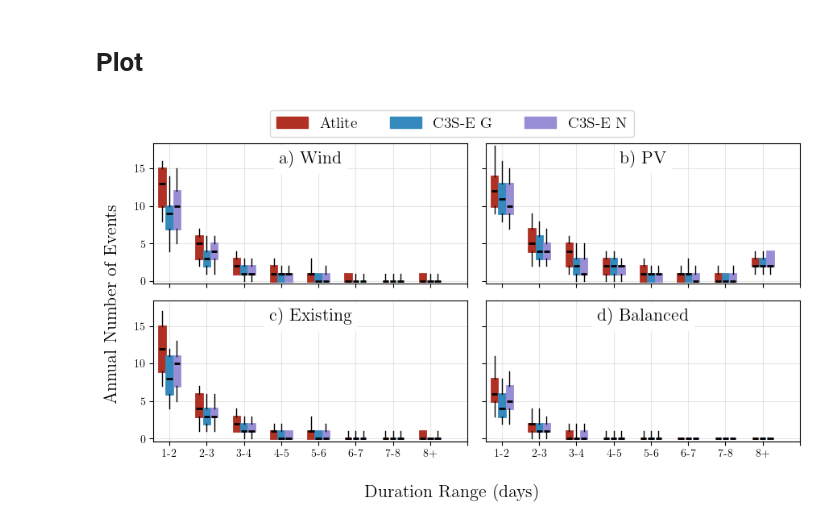
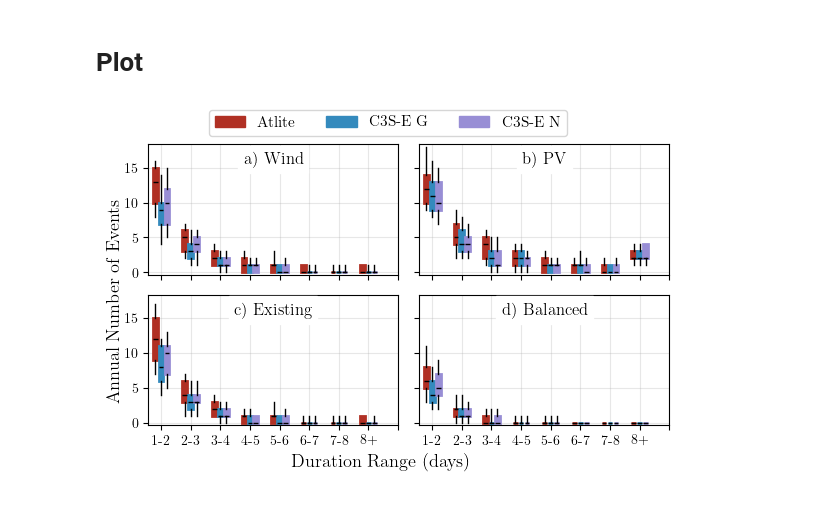
Before and after one commit to BorisM202/RES_droughts, a Jupyter notebook: Scripts/droughts_number_events.ipynb, the cells around one changed output. Drawn from its saved outputs; the diff is of its cells as text; code cells hidden in the pictures.

Commit message:
Update Figures
Changed location of figures

```diff
--- a/Scripts/droughts_number_events.ipynb
+++ b/Scripts/droughts_number_events.ipynb
@@ -13,9 +12,9 @@ plt.rcParams.update({
     "text.usetex": True,                # Use LaTeX for text
     "font.family": "serif",             # Use 'serif' font
     "font.serif": ["Computer Modern"],  # LaTeX default font
-    "axes.labelsize": 12,               # Font size for labels
-    "font.size": 12,                    # General font size
-    "legend.fontsize": 12,              # Font size for legend
+    "font.size": 11,                    # General font size
+    "axes.labelsize": 11,               # Font size for labels
+    "legend.fontsize": 11,              # Font size for legend
     "xtick.labelsize": 10,              # Font size for x-axis
     "ytick.labelsize": 10               # Font size for y-axis
 })
@@ -65,17 +63,20 @@ categories = {
     'combine_2030': ['combine_atlite_2030', 'combine_c3se_gridded_2030', 'combine_c3se_national_2030']
 }
 # %%
-def my_title(ax, title):
+def my_title(ax, title, fs = 16):
     ax.set_title(title,
                  x=0.5, y=1,
-                 pad = -18,
-                #  transform=ax.transAxes,
-                 fontsize=16,
+                 pad = -14,
+                 fontsize=fs,
                  bbox=dict(facecolor='white', alpha=1, edgecolor='white')
     )
 # %%
 # Create subplots
-fig, axs = plt.subplots(2, 2, figsize=(9, 5), sharex=True, sharey=True)
+cm = 1/2.54
+fig, axs = plt.subplots(2, 2,
+                        figsize=(15.5*cm, 10*cm),
+                        sharex=True,
+                        sharey=True)
 axs = axs.flatten()
 
 # Loop over categories
@@ -92,54 +93,52 @@ for idx, (category, datasets_in_category) in enumerate(categories.items()):
         df = droughts_dict[name]
         # Calculate annual number of events for each duration range
         df['DurationRange'] = pd.cut(df['Duration'], bins=duration_ranges_hours)
         df['Year'] = df.index.year
         annual_counts = df.groupby(['Year', 'DurationRange'], observed=True).size().unstack(fill_value=0)
 
         # Reindex to ensure all duration ranges are represented
         full_duration_ranges = pd.IntervalIndex.from_breaks(duration_ranges_hours, closed='right')
         annual_counts = annual_counts.reindex(columns=full_duration_ranges, fill_value=0)
 
         # Extract the data for the boxplot
         boxplot_data = [annual_counts[duration].values for duration in full_duration_ranges]
 
         # Plot boxplot
         boxprop = dict(facecolor=color_models[i], color=color_models[i], linewidth=2)       # Parameters for the box
-        medianprop = dict(color='black', linewidth=2)                                       # Parameters for median line
-        flierprop = dict(markeredgecolor=color_models[i], marker='o', ms=1)                       # Parameters for fliers
-        bplot = ax.boxplot(boxplot_data, positions=positions + i * 0.2 - 0.2, widths=0.16,  # Draw
-                            patch_artist = True,                                            # Fills boxplot
-                            boxprops = boxprop,                                             # Parameters for the box
-                            medianprops = medianprop,                                       # Parameters for median line
-                            whis = (5,95),
-                            showfliers = False, flierprops = flierprop,                      # Show the fliers
-                            manage_ticks = False,                                           # Set the xlabels manually
-                            notch = False,                                                  # Curve boxplot
-                            capwidths = 0,
-                            # meanline = False, showmeans = True,                             # Show Mean as line or points
-                            zorder=2
+        medianprop = dict(color='black', linewidth=1)                                       # Parameters for median line
+        flierprop = dict(markeredgecolor=color_models[i], marker='o', ms=1)                 # Parameters for fliers
+        bplot = ax.boxplot(boxplot_data, positions=positions + i * 0.2 - 0.2,               # Draw
+                           widths=0.16,                                                     # Width
+                           patch_artist = True,                                             # Fills boxplot
+                           boxprops = boxprop,                                              # Parameters for the box
+                           medianprops = medianprop,                                        # Parameters for median line
+                           whis = (5,95),
+                           showfliers = False, flierprops = flierprop,                      # Show the fliers
+                           manage_ticks = False,                                            # Set the xlabels manually
+                           notch = False,                                                   # Curve boxplot
+                           capwidths = 0,
+                           # meanline = False, showmeans = True,                             # Show Mean as line or points
+                           zorder=2
         )
 
-
-    my_title(ax, title_name[idx])
+    # Panels Settings
+    my_title(ax, title_name[idx], fs=12)
     ax.grid(True, alpha=0.3, zorder=0)
     ax.margins(0.02)
+
     # x-axis
     ax.set_xticks(np.arange(1, len(duration_ranges_days)+1))
     ax.set_xticklabels(xlabel)
 
 # Legend
 handles = [mpatches.Patch(color=color_models[i], label=label_name[i]) for i in range(len(color_models))]
-fig.legend(handles = handles,
-           fontsize = 14,
-           loc = 'upper center',
-           alignment = 'center',
-           ncols=3)
+fig.legend(handles=handles, loc = 'upper center', alignment = 'center', ncols=3)
 
-fig.supxlabel('Duration Range (days)', fontsize=16)
-fig.supylabel('Annual Number of Events', fontsize=16)
+fig.supxlabel('Duration Range (days)', y = 0.07)
+fig.supylabel('Annual Number of Events', x = 0.05)
 fig.tight_layout()
 fig.subplots_adjust(top=0.9)
 
-fig.savefig('../Figures/droughts_number_events.png', dpi=300)
+fig.savefig('droughts_number_events.pdf')
 # %% [output]
-[figure, old version]
+[figure, new version]
```
Also changed, not shown: parts of 4 cells of this notebook, 45 other files.
